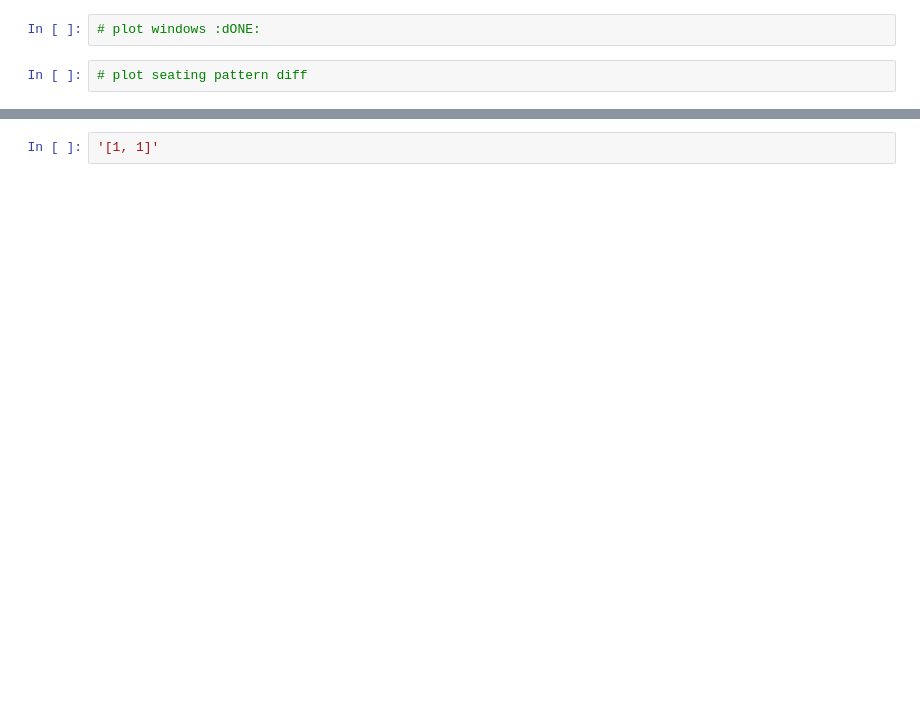
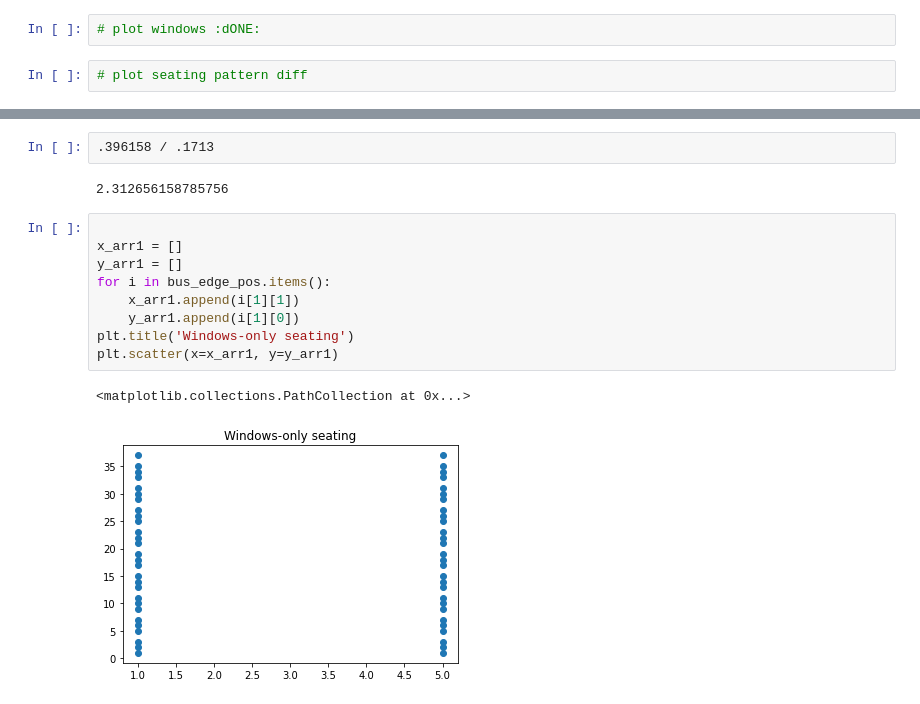
Before and after one commit to SonglingLu/OneRoomABM, a Jupyter notebook: notebooks/paper_functions_viz.ipynb, the cells around one changed output, grey strips where cells are left out. Saved outputs shown, nothing was run; the diff lists cells and outputs as text; blank space fills up the shorter version.

```diff
--- a/notebooks/paper_functions_viz.ipynb
+++ b/notebooks/paper_functions_viz.ipynb
@@ -600,2 +587,16 @@ SyntaxError: invalid syntax (<ipython-input-92-6372d0b3c45c>, line 4)
-# %%
-'[1, 1]'
+# %%
+.396158 / .1713
+# %% [output]
+2.312656158785756
+# %%
+
+x_arr1 = []
+y_arr1 = []
+for i in bus_edge_pos.items():
+    x_arr1.append(i[1][1])
+    y_arr1.append(i[1][0])
+plt.title('Windows-only seating')
+plt.scatter(x=x_arr1, y=y_arr1)
+# %% [output]
+<matplotlib.collections.PathCollection at 0x...>
+[figure, added]
```
Also changed, not shown: parts of 13 cells of this notebook, 13 other files.
